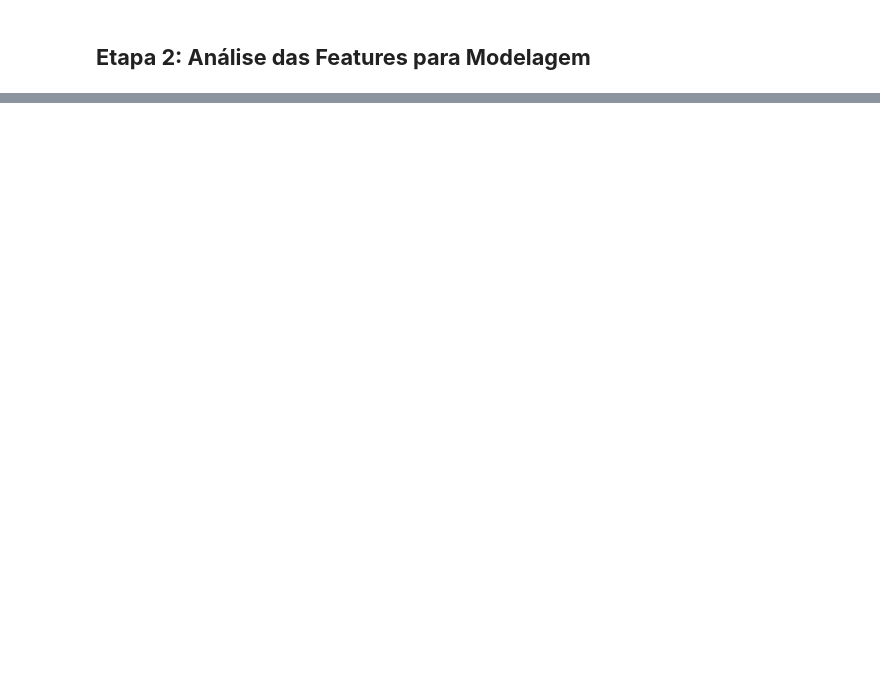
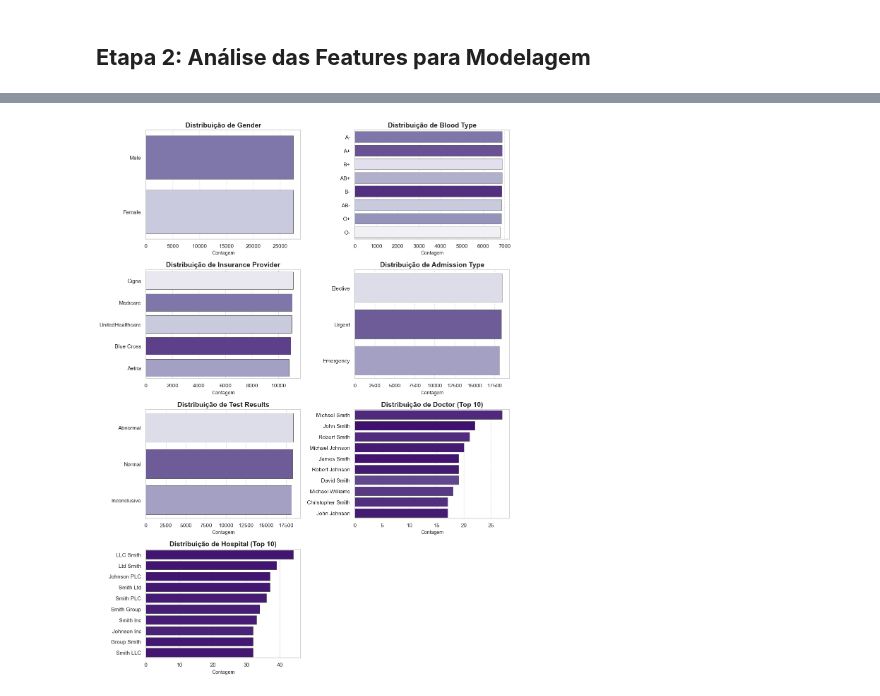
Before and after one commit to JulianaGalli/healthcare-cost-prediction, a Jupyter notebook: 1_project_notebook.ipynb, the cells around one changed output, grey strips where cells are left out. Cells and saved outputs as stored; diff of their text form; code cells hidden in the pictures; blank space fills up the shorter version.

```diff
--- a/1_project_notebook.ipynb
+++ b/1_project_notebook.ipynb
@@ -1426,0 +1366,10 @@ Index(['name', 'age', 'gender', 'blood_type', 'medical_condition',
+# %%
+# conferência e cópia do dataset para preparar para modelagem
+df_model = df_clean.copy()
+
+print(df_model.columns)
+
+print('=' * 50)
+print("✅ Cópia de Segurança para Modelagem Concluída\n" + '=' * 50)
+print(f"Colunas: {df_model.shape[0]}")
+print(f"Linhas: {df_model.shape[1]}")
@@ -1426,0 +1391,69 @@ Index(['name', 'age', 'gender', 'blood_type', 'medical_condition',
+# %%
+# === ANÁLISE DE DISTRIBUIÇÃO DAS VARIÁVEIS CATEGÓRICAS ===
+
+# Lista das variáveis para análise
+distribuicao_features = [
+    "gender",
+    "blood_type",
+    "insurance_provider",
+    "admission_type",
+    "test_results",
+    "doctor",
+    "hospital"
+]
+
+# Configura o estilo dos gráficos
+sns.set_theme(style="whitegrid")
+
+# Criação da figura com 4 linhas e 2 colunas para plotagem
+fig, axes = plt.subplots(nrows=4, ncols=2, figsize=(12, 16))
+
+# Achata a matriz de eixos para facilitar o loop (de 2D para 1D)
+axes = axes.flatten()
+
+# Loop para plotar cada variável
+for i, feature in enumerate(distribuicao_features):
+    # Conta a frequência e ordena as barras da maior para a menor
+    order = df_model[feature].value_counts().index
+
+    # Se a variável tiver muitos valores únicos,
+    # mostra apenas os 10 mais frequentes
+    if df_model[feature].nunique() > 10:
+        order = order[:10]
+        title_suffix = " (Top 10)"
+    else:
+        title_suffix = ""
+
+    sns.countplot(
+        data=df_model,
+        y=feature,
+        ax=axes[i],
+        order=order,
+        palette="Purples_r",
+        hue=feature,
+        legend=False,
+        edgecolor="0.3",    # borda sutil para separar os tons de roxo
+        linewidth=0.6
+    )
+
+    axes[i].set_title(
+        f"Distribuição de {feature.replace('_', ' ').title()}{title_suffix}",
+        fontsize=14,
+        weight="bold",
+    )
+    axes[i].set_xlabel("Contagem", fontsize=10)
+    axes[i].set_ylabel("")
+
+    # Remove as linhas de grade verticais para o visual ficar mais minimalista
+    axes[i].xaxis.grid(True, linestyle="--", alpha=0.7)
+    axes[i].yaxis.grid(False)
+
+# Ajuste para manter o último subplot vazio (7 plots para 8 espaços)
+axes[-1].axis("off")
+
+# Ajustes finais de layout e salvamento
+plt.tight_layout()
+plt.savefig('plots/11_distribuicao_features_cat.png', dpi=300, bbox_inches='tight')
+plt.show()
+# %% [output]
+[figure, added]
```
Also changed, not shown: parts of 23 cells of this notebook.
